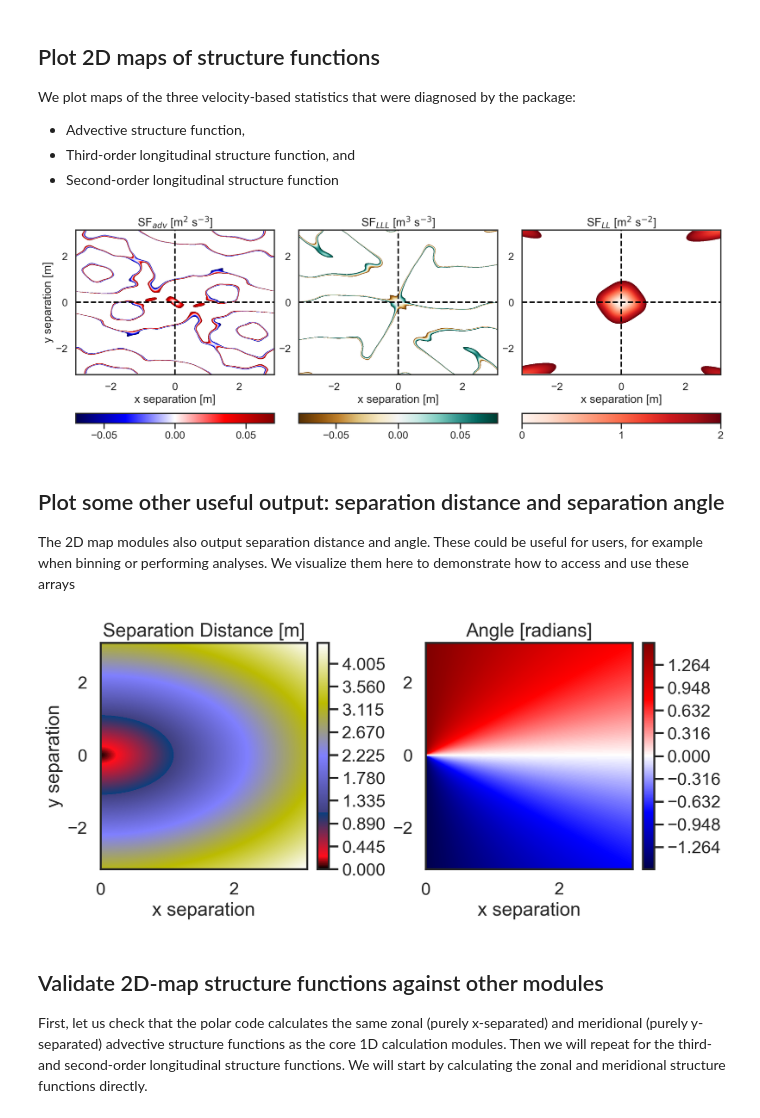
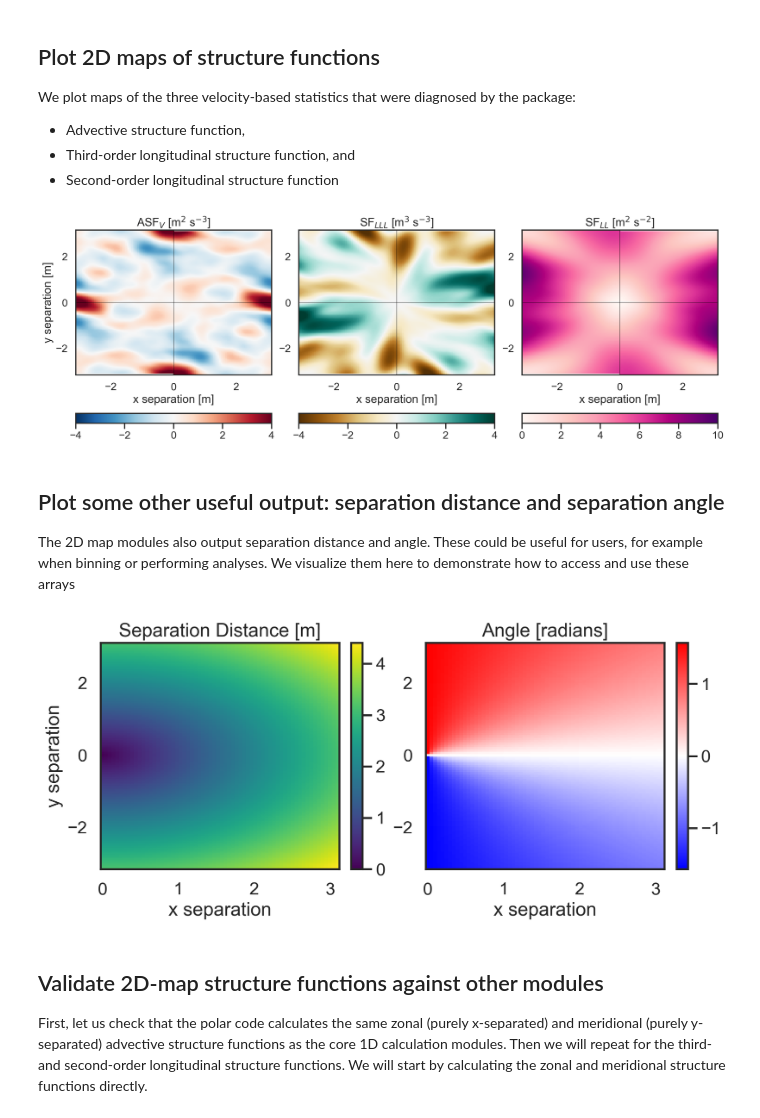
Before and after one commit to cassidymwagner/fluidsf, a Jupyter notebook: docs/source/maps_2d_ex.ipynb, the cells around one changed output. Drawn from its saved outputs; the diff is of its cells as text; code cells hidden in the pictures.

Commit message:
updated formatting and fixed plot ranges

```diff
--- a/docs/source/maps_2d_ex.ipynb
+++ b/docs/source/maps_2d_ex.ipynb
@@ -92,53 +92,62 @@ We plot maps of the three velocity-based statistics that were diagnosed by the p
 # %%
 fig, axs = plt.subplots(1, 3, figsize=(15, 5), layout="constrained")
 
-Advective = axs[0].contourf(
+Advective = axs[0].pcolormesh(
     TwoD_map_x_separations,
     TwoD_map_y_separations,
     TwoD_map_advective_SF,
-    levels=np.linspace(-0.07, 0.07, 1001),
-    cmap=plt.cm.seismic,
+    vmin=-4,
+    vmax=4,
+    cmap=plt.cm.RdBu_r,
 )
 axs[0].set_xlabel("x separation [m]")
 axs[0].set_ylabel("y separation [m]")
-axs[0].set_title("SF$_{adv}$ [m$^2$ s$^{-3}$]")
+axs[0].set_title("ASF$_{V}$ [m$^2$ s$^{-3}$]")
 
 cbar = fig.colorbar(Advective, ax=axs[0], location="bottom")
-cbar.set_ticks([-0.05, 0, 0.05])
-axs[0].axhline(0, color="black", linestyle="--")
-axs[0].axvline(0, color="black", linestyle="--")
+# ticks = cbar.get_ticks()
 
-LLL = axs[1].contourf(
+# # Remove -10e-5 and 10e-5 from the ticks
+# ticks = [tick for tick in ticks if tick not in [-10e-4, 10e-4]]
+# cbar.set_ticks(ticks)
+
+axs[0].axhline(0, color="black",lw=0.5)
+axs[0].axvline(0, color="black", lw=0.5)
+
+LLL = axs[1].pcolormesh(
     TwoD_map_x_separations,
     TwoD_map_y_separations,
     TwoD_map_LLL_SF,
-    levels=np.linspace(-0.08, 0.08, 1001),
+    vmin=-4,
+    vmax=4,
     cmap=plt.cm.BrBG,
 )
 axs[1].set_xlabel("x separation [m]")
 axs[1].set_title("SF$_{LLL}$ [m$^3$ s$^{-3}$]")
 
 cbar = fig.colorbar(LLL, ax=axs[1], location="bottom")
-cbar.set_ticks([-0.05, 0, 0.05])
-axs[1].axhline(0, color="black", linestyle="--")
-axs[1].axvline(0, color="black", linestyle="--")
+# cbar.set_ticks([-0.05, 0, 0.05])
+axs[1].axhline(0, color="black", lw=0.5)
+axs[1].axvline(0, color="black", lw=0.5)
 
-LL = axs[2].contourf(
+LL = axs[2].pcolormesh(
     TwoD_map_x_separations,
     TwoD_map_y_separations,
     TwoD_map_LL_SF,
-    levels=np.linspace(0, 2, 1001),
-    cmap=plt.cm.Reds,
+    # norm=LogNorm(vmin=1e0, vmax=1e1),
+    cmap=plt.cm.RdPu,
+    vmin=0,
+    vmax=10,
 )
 axs[2].set_xlabel("x separation [m]")
 axs[2].set_title("SF$_{LL}$ [m$^2$ s$^{-2}$]")
 
 cbar = fig.colorbar(LL, ax=axs[2], location="bottom")
-cbar.set_ticks([0, 1, 2])
-axs[2].axhline(0, color="black", linestyle="--")
-axs[2].axvline(0, color="black", linestyle="--");
+# cbar.set_ticks([0, 1, 2])
+axs[2].axhline(0, color="black", lw=0.5)
+axs[2].axvline(0, color="black", lw=0.5);
 # %% [output]
-[figure, old version]
+[figure, new version]
 # %% [markdown]
 ## Plot some other useful output: separation distance and separation angle
 The 2D map modules also output separation distance and angle. These could be useful for users, for example when binning or performing analyses. We visualize them here
@@ -146,36 +155,34 @@ to demonstrate how to access and use these arrays
 # %%
 fig, axs = plt.subplots(1, 2, figsize=(9, 4), layout="constrained")
 
-distances = axs[0].contourf(
+distances = axs[0].pcolormesh(
     sf_2D_maps["x_separations"],
     sf_2D_maps["y_separations"],
     sf_2D_maps["separation_distances"],
-    1000,
-    cmap=plt.cm.gist_stern,
+    cmap=plt.cm.viridis,
 )
 
 axs[0].set_title("Separation Distance [m]")
 axs[0].set_xlabel("x separation")
 axs[0].set_ylabel("y separation")
 
 # Make a colorbar for the ContourSet returned by the contourf call.
 cbar = fig.colorbar(distances, ax=axs[0])
 
-angles = axs[1].contourf(
+angles = axs[1].pcolormesh(
     sf_2D_maps["x_separations"],
     sf_2D_maps["y_separations"],
     sf_2D_maps["separation_angles"],
-    1000,
-    cmap=plt.cm.seismic,
+    cmap=plt.cm.bwr,
 )
 
 axs[1].set_title("Angle [radians]")
 axs[1].set_xlabel("x separation")
 
 # Make a colorbar for the ContourSet returned by the contourf call.
 cbar = fig.colorbar(angles, ax=axs[1]);
 # %% [output]
-[figure, old version]
+[figure, new version]
 # %% [markdown]
 ## Validate 2D-map structure functions against other modules
 First, let us check that the polar code calculates the same zonal (purely x-separated) and meridional (purely y-separated) advective structure functions as the core 1D calculation modules. Then we will repeat for the third- and second-order longitudinal structure functions. We will start by calculating the zonal and meridional structure functions directly.
```
